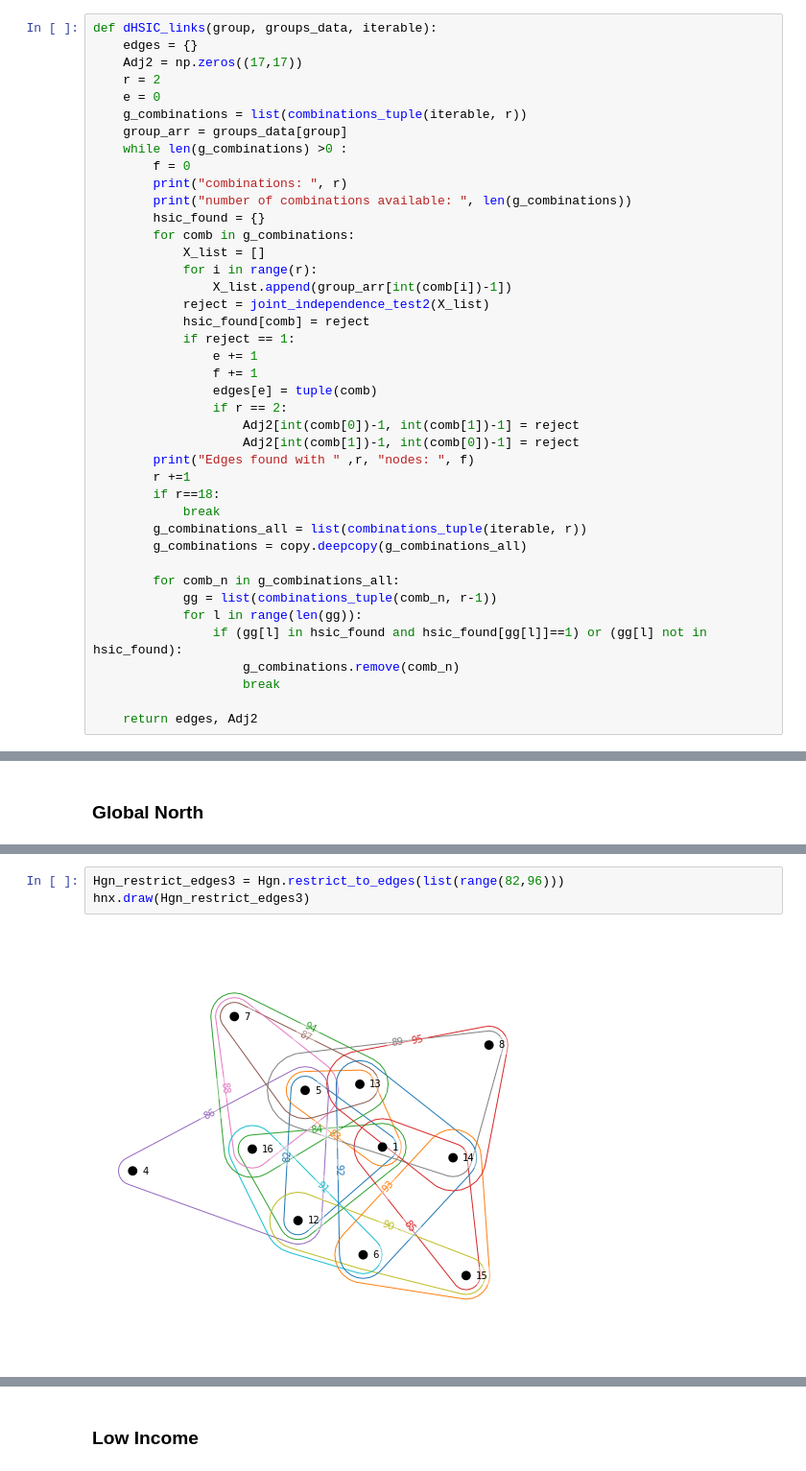
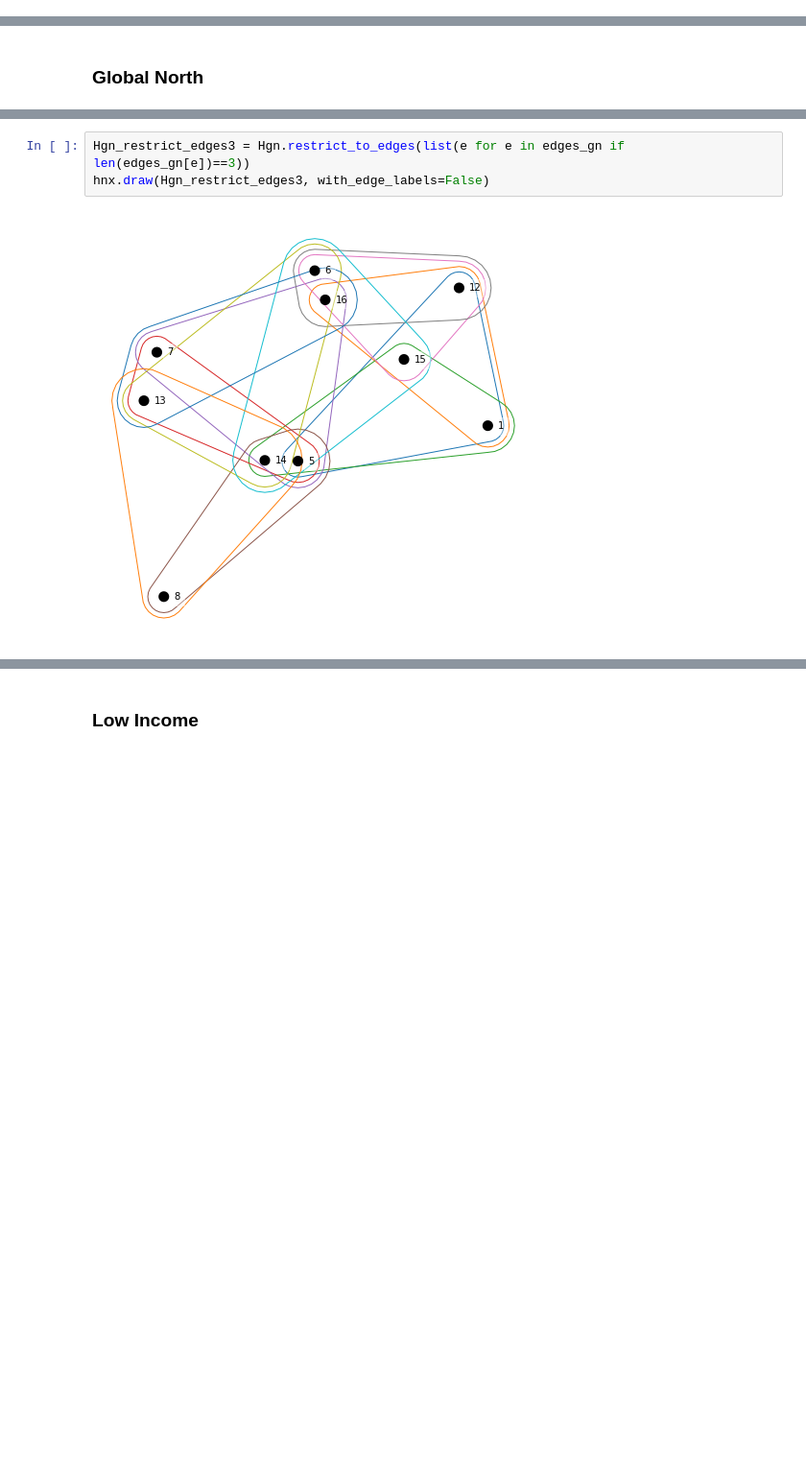
Before and after one commit to sara-vallejo/M4R, a Jupyter notebook: dHSIC_groupings.ipynb, the cells around one changed output, grey strips where cells are left out. Shown at 96% size. Cells and saved outputs as stored; diff of their text form; blank space fills up the shorter version.

```diff
--- a/dHSIC_groupings.ipynb
+++ b/dHSIC_groupings.ipynb
@@ -260,44 +288,3 @@ def joint_independence_test2(X_list, n_perms=5000, alpha=0.05):
     reject = int(stat > threshold)
 
     return reject
-# %%
-def dHSIC_links(group, groups_data, iterable):
-    edges = {}
-    Adj2 = np.zeros((17,17))
-    r = 2
-    e = 0
-    g_combinations = list(combinations_tuple(iterable, r))
-    group_arr = groups_data[group]
-    while len(g_combinations) >0 :
-        f = 0
-        print("combinations: ", r)
-        print("number of combinations available: ", len(g_combinations))
-        hsic_found = {}
-        for comb in g_combinations:
-            X_list = []
-            for i in range(r):
-                X_list.append(group_arr[int(comb[i])-1])
-            reject = joint_independence_test2(X_list)
-            hsic_found[comb] = reject
-            if reject == 1:
-                e += 1
-                f += 1
-                edges[e] = tuple(comb)
-                if r == 2:
-                    Adj2[int(comb[0])-1, int(comb[1])-1] = reject
-                    Adj2[int(comb[1])-1, int(comb[0])-1] = reject
-        print("Edges found with " ,r, "nodes: ", f)
-        r +=1
-        if r==18:
-            break
-        g_combinations_all = list(combinations_tuple(iterable, r))
-        g_combinations = copy.deepcopy(g_combinations_all)
-
-        for comb_n in g_combinations_all:
-            gg = list(combinations_tuple(comb_n, r-1))
-            for l in range(len(gg)):
-                if (gg[l] in hsic_found and hsic_found[gg[l]]==1) or (gg[l] not in hsic_found):
-                    g_combinations.remove(comb_n)
-                    break
-
-    return edges, Adj2
@@ -491,6 +604,6 @@ plt.show(G)
 # %%
-Hgn_restrict_edges3 = Hgn.restrict_to_edges(list(range(82,96)))
-hnx.draw(Hgn_restrict_edges3)
+Hgn_restrict_edges3 = Hgn.restrict_to_edges(list(e for e in edges_gn if len(edges_gn[e])==3))
+hnx.draw(Hgn_restrict_edges3, with_edge_labels=False)
 # %% [output]
-[figure, old version]
+[figure, new version]
 # %%
```
Also changed, not shown: parts of 36 cells of this notebook, 2 other files.
